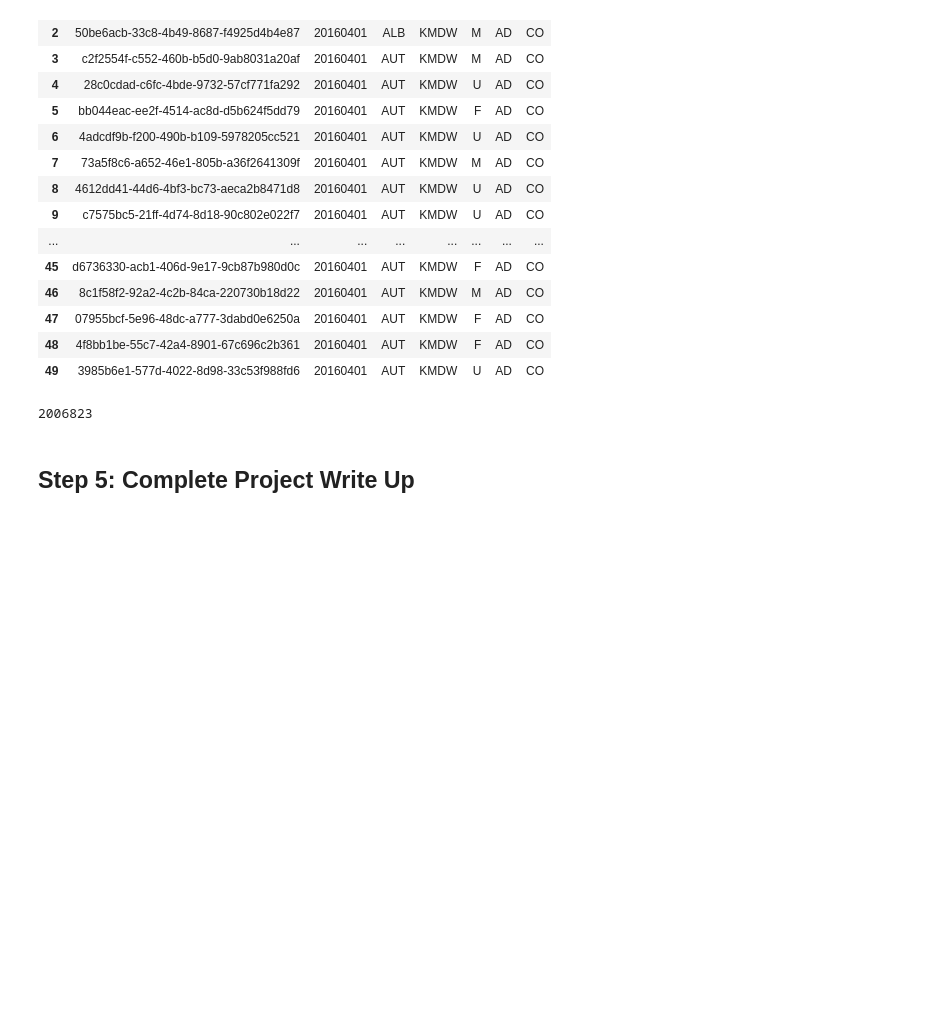
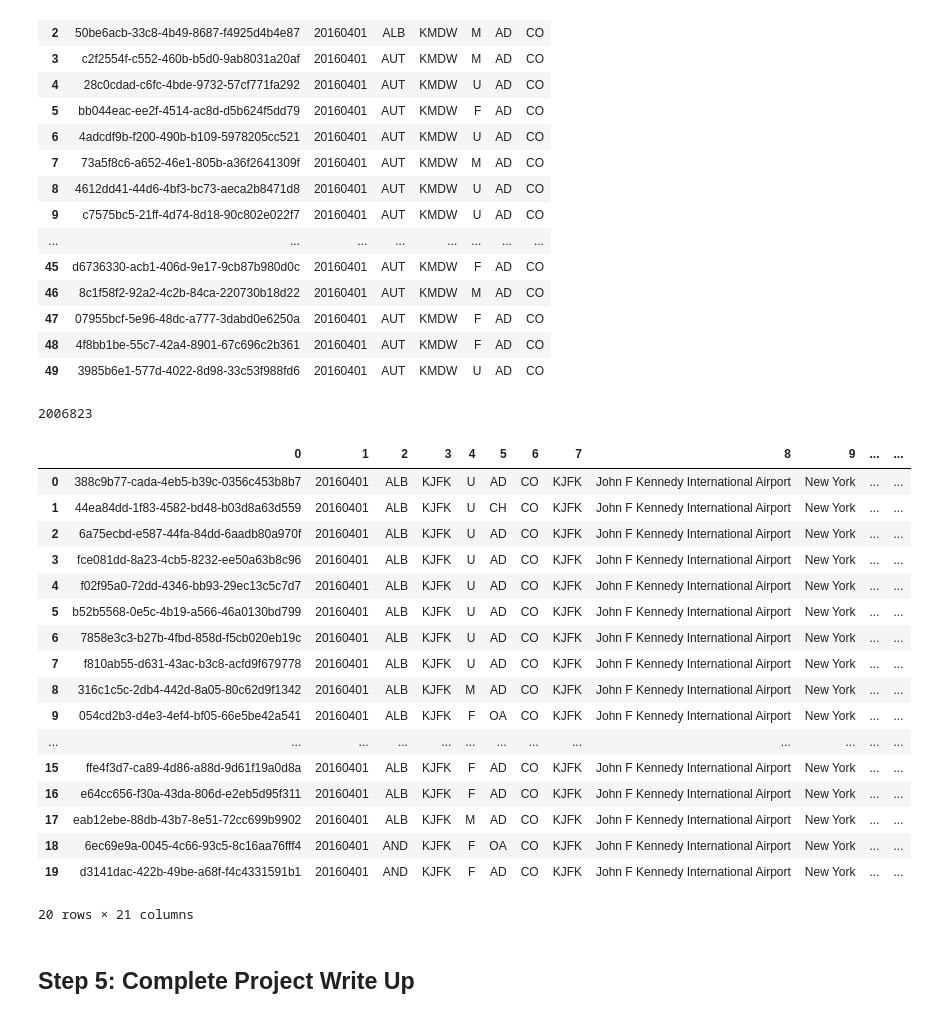
Before and after one commit to abarto/nd027-capstone-project, a Jupyter notebook: Data Engineering Nanodegree - Capstone Project.ipynb, the cells around one changed output. Cells and saved outputs as stored; diff of their text form; code cells hidden in the pictures; blank space fills up the shorter version.

```diff
--- a/Data Engineering Nanodegree - Capstone Project.ipynb
+++ b/Data Engineering Nanodegree - Capstone Project.ipynb
@@ -1762,3 +1773,24 @@ cursor.fetchone()[0]
+# %%
+pd.DataFrame(cursor.fetchall())
+# %% [output]
+|  | 0 | 1 | 2 | 3 | 4 | 5 | 6 | 7 | 8 | 9 | ... | ... |
+| 0 | 388c9b77-cada-4eb5-b39c-0356c453b8b7 | 20160401 | ALB | KJFK | U | AD | CO | KJFK | John F Kennedy International Airport | New York | ... | ... |
+| 1 | 44ea84dd-1f83-4582-bd48-b03d8a63d559 | 20160401 | ALB | KJFK | U | CH | CO | KJFK | John F Kennedy International Airport | New York | ... | ... |
+| 2 | 6a75ecbd-e587-44fa-84dd-6aadb80a970f | 20160401 | ALB | KJFK | U | AD | CO | KJFK | John F Kennedy International Airport | New York | ... | ... |
+| 3 | fce081dd-8a23-4cb5-8232-ee50a63b8c96 | 20160401 | ALB | KJFK | U | AD | CO | KJFK | John F Kennedy International Airport | New York | ... | ... |
+| 4 | f02f95a0-72dd-4346-bb93-29ec13c5c7d7 | 20160401 | ALB | KJFK | U | AD | CO | KJFK | John F Kennedy International Airport | New York | ... | ... |
+| 5 | b52b5568-0e5c-4b19-a566-46a0130bd799 | 20160401 | ALB | KJFK | U | AD | CO | KJFK | John F Kennedy International Airport | New York | ... | ... |
+| 6 | 7858e3c3-b27b-4fbd-858d-f5cb020eb19c | 20160401 | ALB | KJFK | U | AD | CO | KJFK | John F Kennedy International Airport | New York | ... | ... |
+| 7 | f810ab55-d631-43ac-b3c8-acfd9f679778 | 20160401 | ALB | KJFK | U | AD | CO | KJFK | John F Kennedy International Airport | New York | ... | ... |
+| 8 | 316c1c5c-2db4-442d-8a05-80c62d9f1342 | 20160401 | ALB | KJFK | M | AD | CO | KJFK | John F Kennedy International Airport | New York | ... | ... |
+| 9 | 054cd2b3-d4e3-4ef4-bf05-66e5be42a541 | 20160401 | ALB | KJFK | F | OA | CO | KJFK | John F Kennedy International Airport | New York | ... | ... |
+| ... | ... | ... | ... | ... | ... | ... | ... | ... | ... | ... | ... | ... |
+| 15 | ffe4f3d7-ca89-4d86-a88d-9d61f19a0d8a | 20160401 | ALB | KJFK | F | AD | CO | KJFK | John F Kennedy International Airport | New York | ... | ... |
+| 16 | e64cc656-f30a-43da-806d-e2eb5d95f311 | 20160401 | ALB | KJFK | F | AD | CO | KJFK | John F Kennedy International Airport | New York | ... | ... |
+| 17 | eab12ebe-88db-43b7-8e51-72cc699b9902 | 20160401 | ALB | KJFK | M | AD | CO | KJFK | John F Kennedy International Airport | New York | ... | ... |
+| 18 | 6ec69e9a-0045-4c66-93c5-8c16aa76fff4 | 20160401 | AND | KJFK | F | OA | CO | KJFK | John F Kennedy International Airport | New York | ... | ... |
+| 19 | d3141dac-422b-49be-a68f-f4c4331591b1 | 20160401 | AND | KJFK | F | AD | CO | KJFK | John F Kennedy International Airport | New York | ... | ... |
+20 rows × 21 columns
 # %% [markdown]
 ## Step 5: Complete Project Write Up
 # %% [markdown]
```
Also changed, not shown: parts of 4 cells of this notebook.
